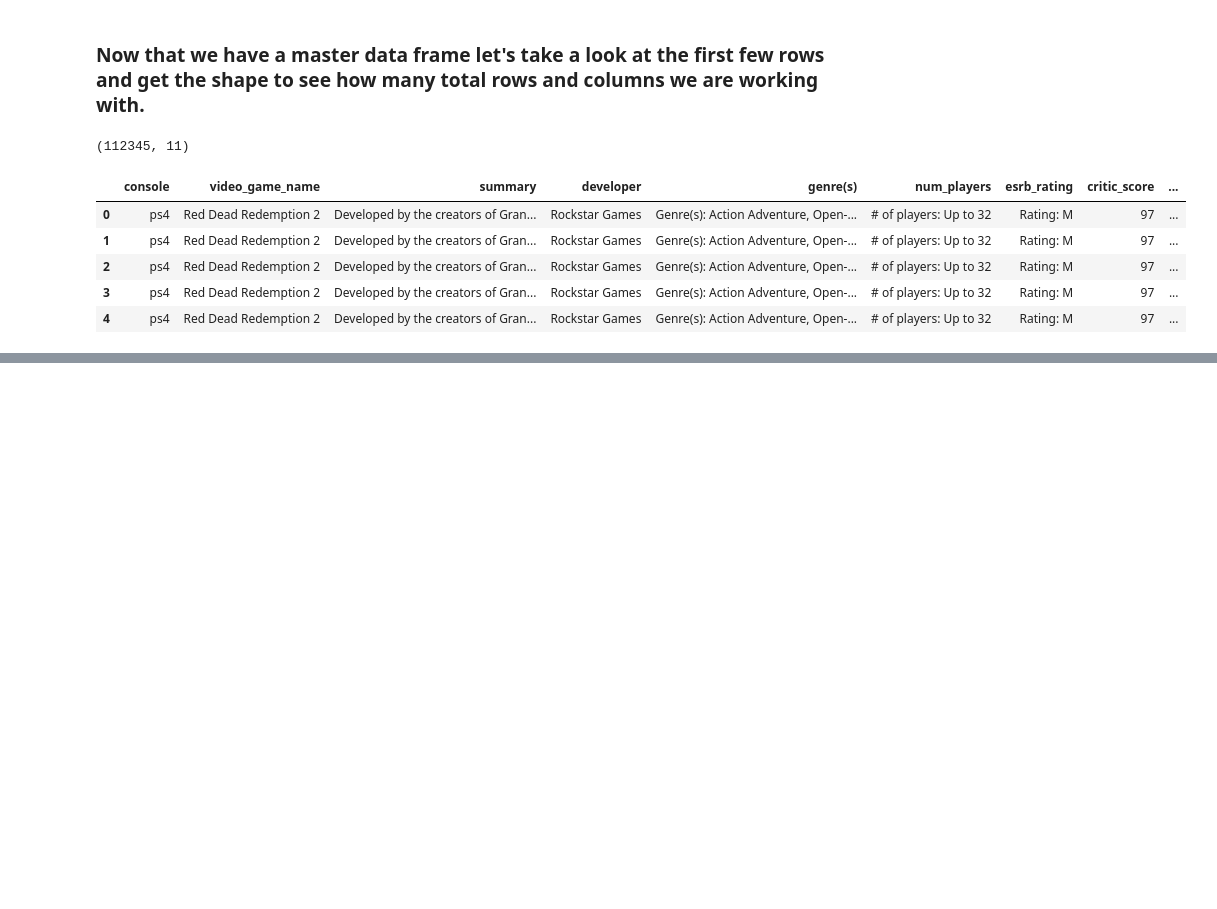
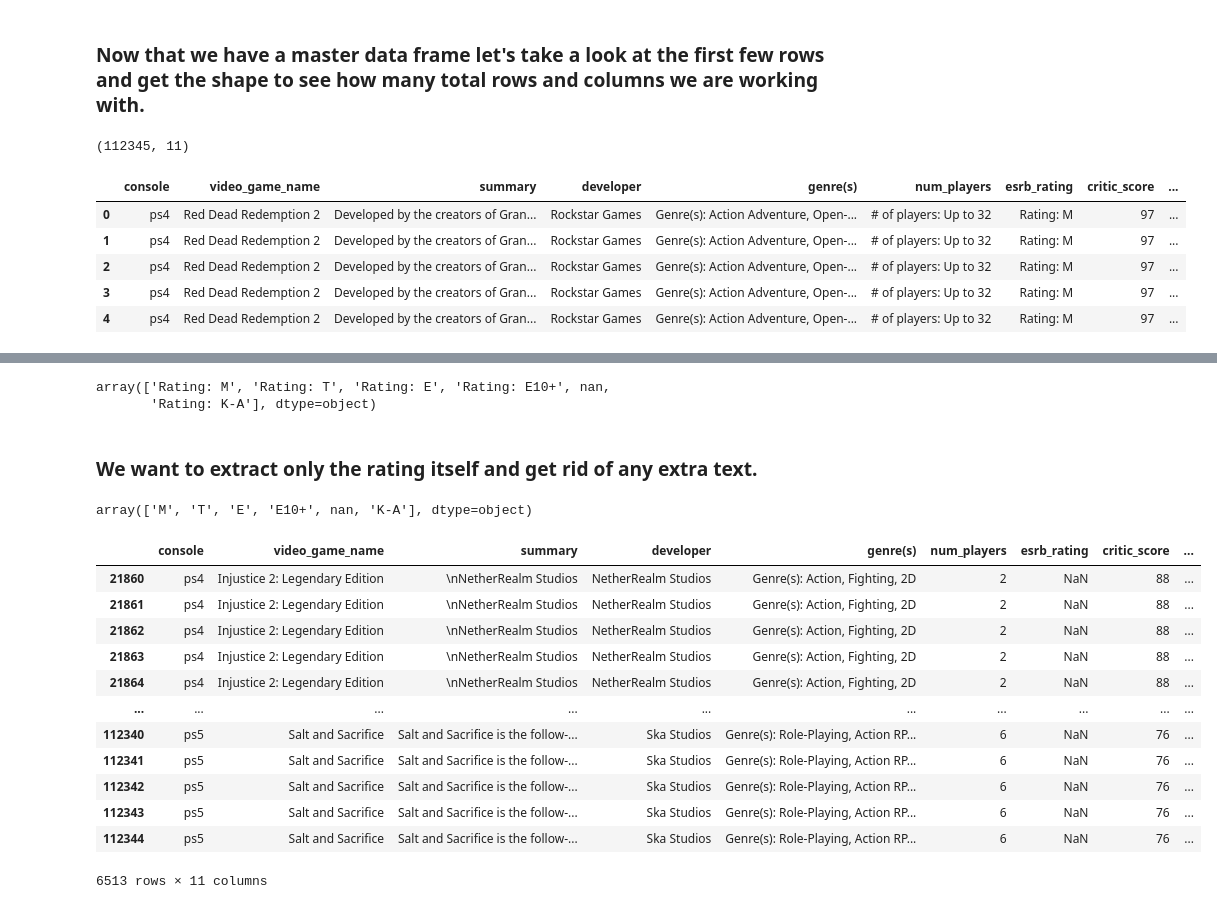
Before and after one commit to Ftrejo23/Capstone_Project_WIP, a Jupyter notebook: code/02_Data_Cleaning.ipynb, the cells around one changed output, grey strips where cells are left out. Saved outputs shown, nothing was run; the diff lists cells and outputs as text; code cells hidden in the pictures; blank space fills up the shorter version.

Commit message:
cleaning esrb_rating

```diff
--- a/code/02_Data_Cleaning.ipynb
+++ b/code/02_Data_Cleaning.ipynb
@@ -33,0 +242,4 @@ all_console_reviews
+# %%
+all_console_reviews['num_players'] = \
+[val.replace(' Online', '')
+ if type(val) != float else val for val in all_console_reviews['num_players']]
@@ -33,0 +274,4 @@ all_console_reviews
+# %%
+all_console_reviews['num_players'].fillna('1', inplace=True)
+# %%
+all_console_reviews['num_players'] = all_console_reviews['num_players'].astype(int)
@@ -33,0 +295,31 @@ all_console_reviews
+# %%
+all_console_reviews['esrb_rating'].unique()
+# %% [output]
+array(['Rating: M', 'Rating: T', 'Rating: E', 'Rating: E10+', nan,
+       'Rating: K-A'], dtype=object)
+# %% [markdown]
+### We want to extract only the rating itself and get rid of any extra text.
+# %%
+all_console_reviews['esrb_rating'] = \
+[val.replace('Rating: ', '')
+ if type(val) != float else val for val in all_console_reviews['esrb_rating']]
+# %%
+all_console_reviews['esrb_rating'].unique()
+# %% [output]
+array(['M', 'T', 'E', 'E10+', nan, 'K-A'], dtype=object)
+# %%
+all_console_reviews[all_console_reviews['esrb_rating'].isna()]
+# %% [output]
+|  | console | video_game_name | summary | developer | genre(s) | num_players | esrb_rating | critic_score | ... |
+| 21860 | ps4 | Injustice 2: Legendary Edition | \nNetherRealm Studios | NetherRealm Studios | Genre(s): Action, Fighting, 2D | 2 | NaN | 88 | ... |
+| 21861 | ps4 | Injustice 2: Legendary Edition | \nNetherRealm Studios | NetherRealm Studios | Genre(s): Action, Fighting, 2D | 2 | NaN | 88 | ... |
+| 21862 | ps4 | Injustice 2: Legendary Edition | \nNetherRealm Studios | NetherRealm Studios | Genre(s): Action, Fighting, 2D | 2 | NaN | 88 | ... |
+| 21863 | ps4 | Injustice 2: Legendary Edition | \nNetherRealm Studios | NetherRealm Studios | Genre(s): Action, Fighting, 2D | 2 | NaN | 88 | ... |
+| 21864 | ps4 | Injustice 2: Legendary Edition | \nNetherRealm Studios | NetherRealm Studios | Genre(s): Action, Fighting, 2D | 2 | NaN | 88 | ... |
+| ... | ... | ... | ... | ... | ... | ... | ... | ... | ... |
+| 112340 | ps5 | Salt and Sacrifice | Salt and Sacrifice is the follow-... | Ska Studios | Genre(s): Role-Playing, Action RP... | 6 | NaN | 76 | ... |
+| 112341 | ps5 | Salt and Sacrifice | Salt and Sacrifice is the follow-... | Ska Studios | Genre(s): Role-Playing, Action RP... | 6 | NaN | 76 | ... |
+| 112342 | ps5 | Salt and Sacrifice | Salt and Sacrifice is the follow-... | Ska Studios | Genre(s): Role-Playing, Action RP... | 6 | NaN | 76 | ... |
+| 112343 | ps5 | Salt and Sacrifice | Salt and Sacrifice is the follow-... | Ska Studios | Genre(s): Role-Playing, Action RP... | 6 | NaN | 76 | ... |
+| 112344 | ps5 | Salt and Sacrifice | Salt and Sacrifice is the follow-... | Ska Studios | Genre(s): Role-Playing, Action RP... | 6 | NaN | 76 | ... |
+6513 rows × 11 columns
```
Also changed, not shown: parts of 37 cells of this notebook.
